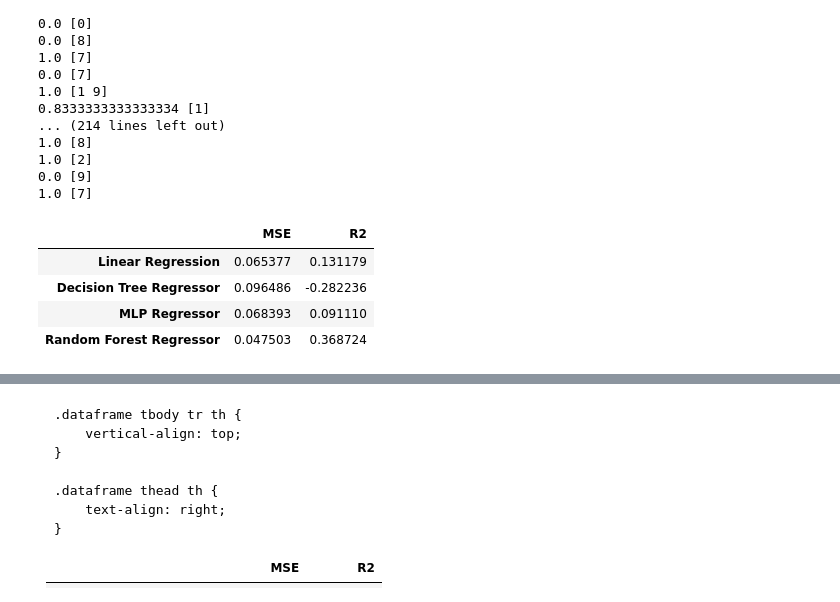
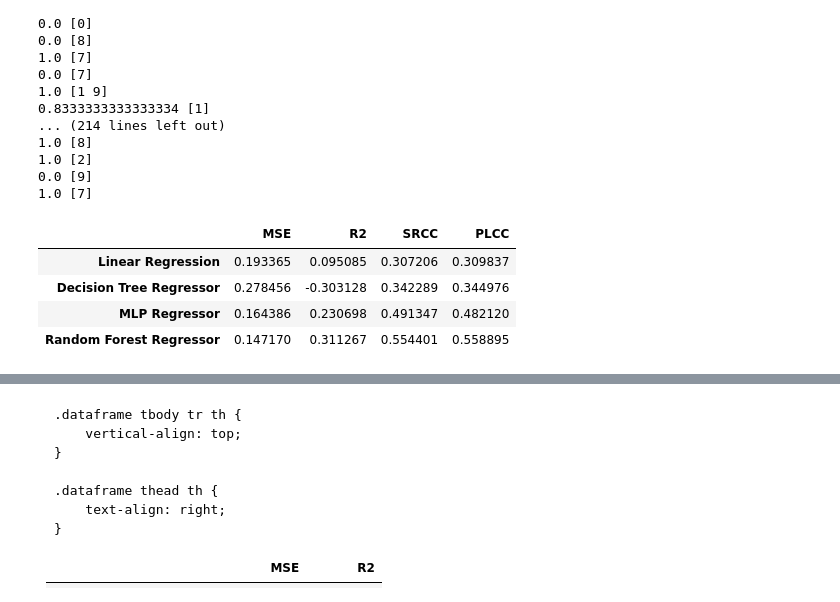
Before and after one commit to kelvin715/IQA_A-STAR, a Jupyter notebook: source_code/Mydemo/regression.ipynb, the cells around one changed output, grey strips where cells are left out. Saved outputs shown, nothing was run; the diff lists cells and outputs as text; code cells hidden in the pictures.

```diff
--- a/source_code/Mydemo/regression.ipynb
+++ b/source_code/Mydemo/regression.ipynb
@@ -425,11 +425,19 @@ features = ['visibility', 'exposure', 'objectness_uncertainty', 'weighted_varian
 # features = ['visibility', 'exposure']
 # features = ['objectness_uncertainty', 'weighted_variance_sum', 'weighted_entropy']
 X = data[features]
-# y = data['mean_f2']
-y = data['ap_50_95']
+y = data['mean_f2']
+# y = data['ap_50_95']
+# y = data['ap_50']
+
+# standard scale X
+from sklearn.preprocessing import StandardScaler, MinMaxScaler
+# scaler = StandardScaler()
+scaler = MinMaxScaler()
+X = scaler.fit_transform(X)
 
 # Display the first few rows of features and target to verify
 # %%
+from scipy import stats
 from sklearn.model_selection import train_test_split
 from sklearn.linear_model import LinearRegression
 from sklearn.tree import DecisionTreeRegressor
@@ -440,36 +448,39 @@ from sklearn.metrics import mean_squared_error, r2_score
 # Split the data into training and testing sets
 X_train, X_test, y_train, y_test = train_test_split(X, y, test_size=0.2, random_state=42)
 
 # Initialize models
 models = {
     "Linear Regression": LinearRegression(),
     "Decision Tree Regressor": DecisionTreeRegressor(random_state=42),
     "MLP Regressor": MLPRegressor(random_state=42, max_iter=1000), # Increased max_iter for convergence
     "Random Forest Regressor": RandomForestRegressor(random_state=42),
 }
 
 # Train and evaluate each model
 results = {}
 for name, model in models.items():
     # Train
     model.fit(X_train, y_train)
     # Predict
     y_pred = model.predict(X_test)
     # Evaluate
     mse = mean_squared_error(y_test, y_pred)
     r2 = r2_score(y_test, y_pred)
-    results[name] = {"MSE": mse, "R2": r2}
+    srcc = stats.spearmanr(y_test, y_pred)[0]
+    plcc = stats.pearsonr(y_test, y_pred)[0]
+
+    results[name] = {"MSE": mse, "R2": r2, "SRCC": srcc, "PLCC": plcc}
 
     if name == 'Decision Tree Regressor':
         # save test resulst to csv
         df = pd.DataFrame({'Actual': y_test, 'Predicted': y_pred})
         df.to_csv(f'/Data4/student_zhihan_data/source_code/IQA_A-STAR/source_code/Mydemo/test_result.csv', index=False)
 
 results_df = pd.DataFrame(results).T  # Convert results to a DataFrame for better readability
 results_df
 # %% [output]
-|  | MSE | R2 |
-| Linear Regression | 0.065377 | 0.131179 |
-| Decision Tree Regressor | 0.096486 | -0.282236 |
-| MLP Regressor | 0.068393 | 0.091110 |
-| Random Forest Regressor | 0.047503 | 0.368724 |
+|  | MSE | R2 | SRCC | PLCC |
+| Linear Regression | 0.193365 | 0.095085 | 0.307206 | 0.309837 |
+| Decision Tree Regressor | 0.278456 | -0.303128 | 0.342289 | 0.344976 |
+| MLP Regressor | 0.164386 | 0.230698 | 0.491347 | 0.482120 |
+| Random Forest Regressor | 0.147170 | 0.311267 | 0.554401 | 0.558895 |
```
Also changed, not shown: parts of 3 cells of this notebook, 1 other file.
